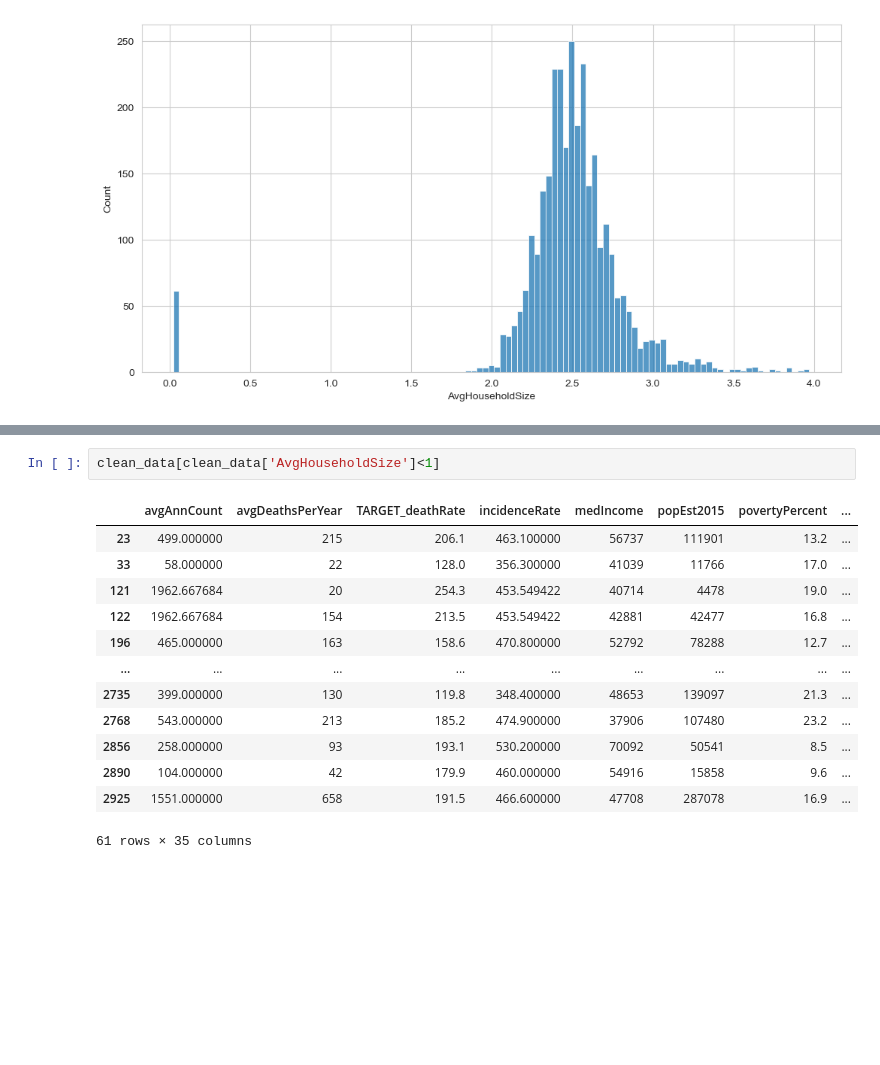
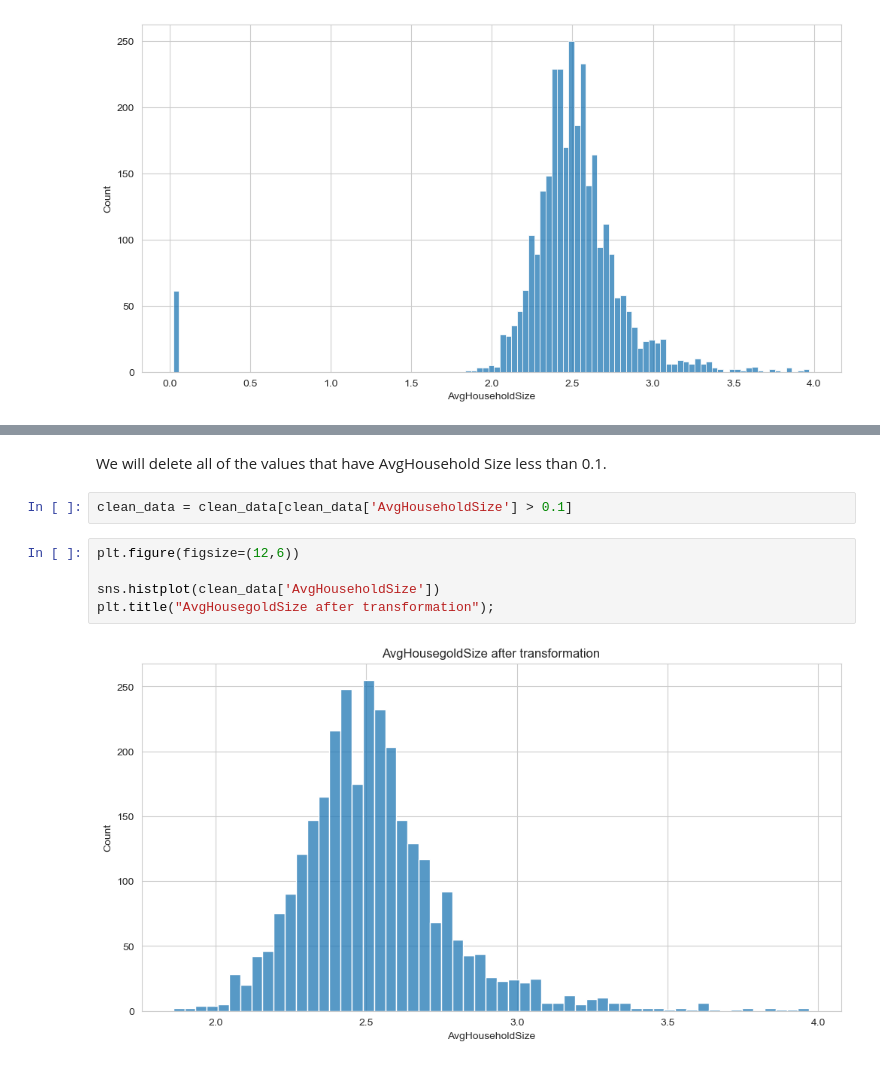
Before and after one commit to Grzegosh/Portfolio, a Jupyter notebook: Cancer_Death_Rate/main.ipynb, the cells around one changed output, grey strips where cells are left out. Cells and saved outputs as stored; diff of their text form; blank space fills up the shorter version.

```diff
--- a/Cancer_Death_Rate/main.ipynb
+++ b/Cancer_Death_Rate/main.ipynb
@@ -388,16 +399,11 @@ sns.histplot(clean_data['AvgHouseholdSize'])
+# %% [markdown]
+We will delete all of the values that have AvgHousehold Size less than 0.1.
 # %%
-clean_data[clean_data['AvgHouseholdSize']<1]
+clean_data = clean_data[clean_data['AvgHouseholdSize'] > 0.1]
-# %% [output]
-|  | avgAnnCount | avgDeathsPerYear | TARGET_deathRate | incidenceRate | medIncome | popEst2015 | povertyPercent | ... |
-| 23 | 499.000000 | 215 | 206.1 | 463.100000 | 56737 | 111901 | 13.2 | ... |
-| 33 | 58.000000 | 22 | 128.0 | 356.300000 | 41039 | 11766 | 17.0 | ... |
-| 121 | 1962.667684 | 20 | 254.3 | 453.549422 | 40714 | 4478 | 19.0 | ... |
-| 122 | 1962.667684 | 154 | 213.5 | 453.549422 | 42881 | 42477 | 16.8 | ... |
-| 196 | 465.000000 | 163 | 158.6 | 470.800000 | 52792 | 78288 | 12.7 | ... |
-| ... | ... | ... | ... | ... | ... | ... | ... | ... |
-| 2735 | 399.000000 | 130 | 119.8 | 348.400000 | 48653 | 139097 | 21.3 | ... |
-| 2768 | 543.000000 | 213 | 185.2 | 474.900000 | 37906 | 107480 | 23.2 | ... |
-| 2856 | 258.000000 | 93 | 193.1 | 530.200000 | 70092 | 50541 | 8.5 | ... |
-| 2890 | 104.000000 | 42 | 179.9 | 460.000000 | 54916 | 15858 | 9.6 | ... |
-| 2925 | 1551.000000 | 658 | 191.5 | 466.600000 | 47708 | 287078 | 16.9 | ... |
-61 rows × 35 columns
+# %%
+plt.figure(figsize=(12,6))
+
+sns.histplot(clean_data['AvgHouseholdSize'])
+plt.title("AvgHousegoldSize after transformation");
+# %% [output]
+[figure, added]
```
Also changed, not shown: parts of 9 cells of this notebook, 1 other file.
